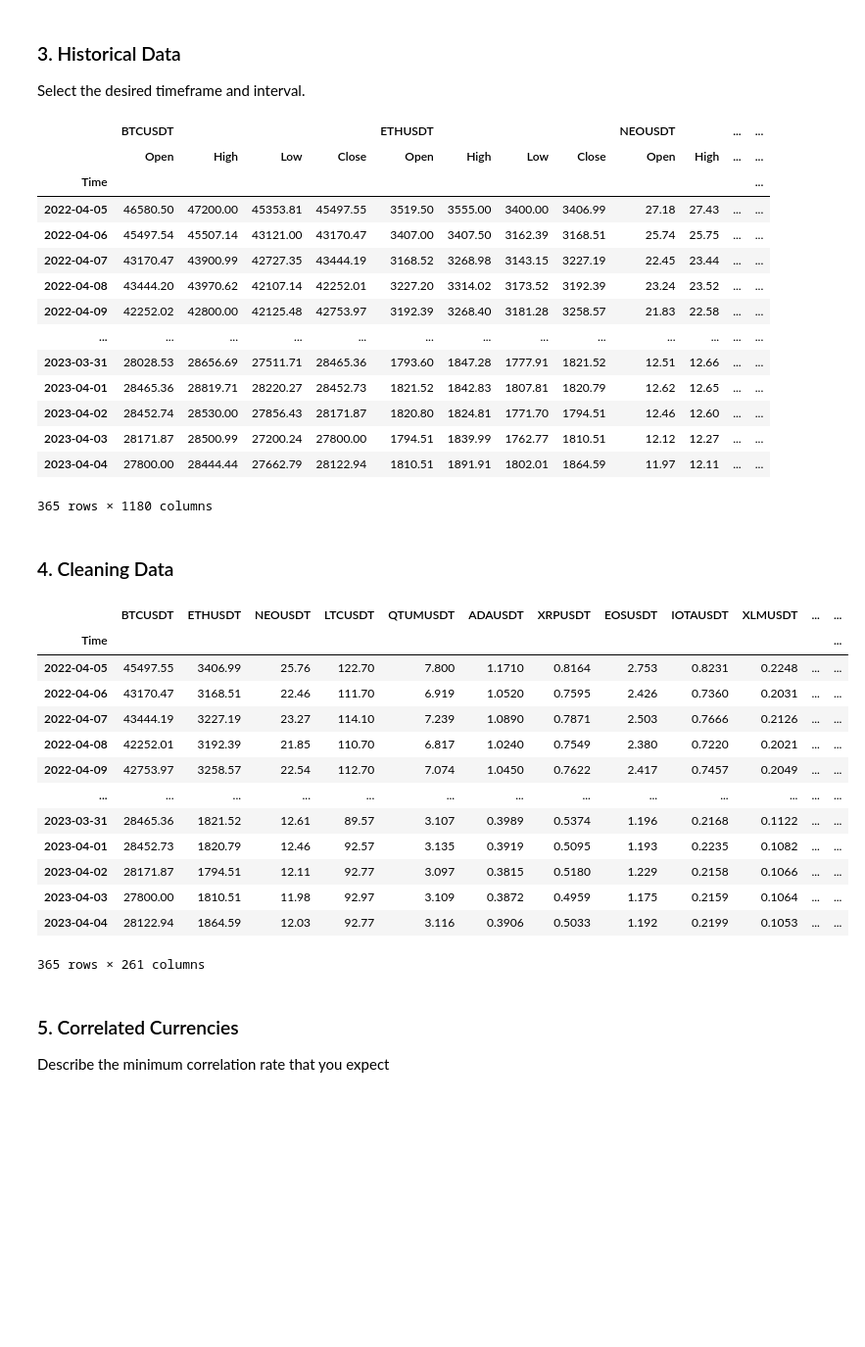
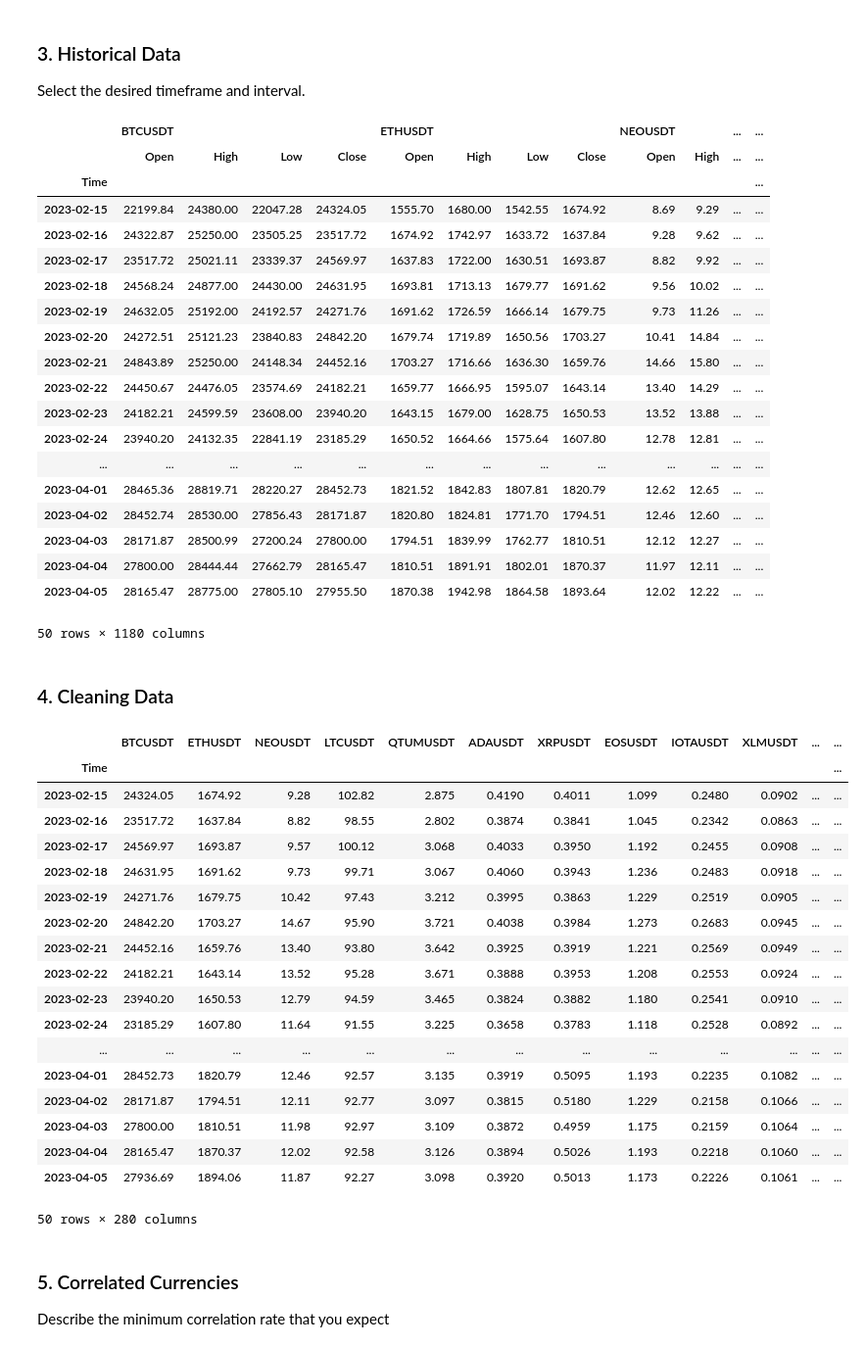
Before and after one commit to Algo-Tradings/pairs-trading-research, a Jupyter notebook: researcher.ipynb, the cells around one changed output. Shown at 98% size. Cells and saved outputs as stored; diff of their text form; code cells hidden in the pictures; blank space fills up the shorter version.

```diff
--- a/researcher.ipynb
+++ b/researcher.ipynb
@@ -28,44 +28,54 @@ from research import Ratio
 <h3>3. Historical Data </h3>
 Select the desired timeframe and interval.
 # %%
-hist_df = Loader().get_historical_data(timeframe='1d', interval='1 years ago')
+hist_df = Loader().get_historical_data(timeframe='1d', interval='100 days ago')
 hist_df
 # %% [output]
 |  | BTCUSDT |  |  |  | ETHUSDT |  |  |  | NEOUSDT |  | ... | ... |
 |  | Open | High | Low | Close | Open | High | Low | Close | Open | High | ... | ... |
 | Time |  |  |  |  |  |  |  |  |  |  |  | ... |
-| 2022-04-05 | 46580.50 | 47200.00 | 45353.81 | 45497.55 | 3519.50 | 3555.00 | 3400.00 | 3406.99 | 27.18 | 27.43 | ... | ... |
-| 2022-04-06 | 45497.54 | 45507.14 | 43121.00 | 43170.47 | 3407.00 | 3407.50 | 3162.39 | 3168.51 | 25.74 | 25.75 | ... | ... |
-| 2022-04-07 | 43170.47 | 43900.99 | 42727.35 | 43444.19 | 3168.52 | 3268.98 | 3143.15 | 3227.19 | 22.45 | 23.44 | ... | ... |
-| 2022-04-08 | 43444.20 | 43970.62 | 42107.14 | 42252.01 | 3227.20 | 3314.02 | 3173.52 | 3192.39 | 23.24 | 23.52 | ... | ... |
-| 2022-04-09 | 42252.02 | 42800.00 | 42125.48 | 42753.97 | 3192.39 | 3268.40 | 3181.28 | 3258.57 | 21.83 | 22.58 | ... | ... |
+| 2023-02-15 | 22199.84 | 24380.00 | 22047.28 | 24324.05 | 1555.70 | 1680.00 | 1542.55 | 1674.92 | 8.69 | 9.29 | ... | ... |
+| 2023-02-16 | 24322.87 | 25250.00 | 23505.25 | 23517.72 | 1674.92 | 1742.97 | 1633.72 | 1637.84 | 9.28 | 9.62 | ... | ... |
+| 2023-02-17 | 23517.72 | 25021.11 | 23339.37 | 24569.97 | 1637.83 | 1722.00 | 1630.51 | 1693.87 | 8.82 | 9.92 | ... | ... |
+| 2023-02-18 | 24568.24 | 24877.00 | 24430.00 | 24631.95 | 1693.81 | 1713.13 | 1679.77 | 1691.62 | 9.56 | 10.02 | ... | ... |
+| 2023-02-19 | 24632.05 | 25192.00 | 24192.57 | 24271.76 | 1691.62 | 1726.59 | 1666.14 | 1679.75 | 9.73 | 11.26 | ... | ... |
+| 2023-02-20 | 24272.51 | 25121.23 | 23840.83 | 24842.20 | 1679.74 | 1719.89 | 1650.56 | 1703.27 | 10.41 | 14.84 | ... | ... |
+| 2023-02-21 | 24843.89 | 25250.00 | 24148.34 | 24452.16 | 1703.27 | 1716.66 | 1636.30 | 1659.76 | 14.66 | 15.80 | ... | ... |
+| 2023-02-22 | 24450.67 | 24476.05 | 23574.69 | 24182.21 | 1659.77 | 1666.95 | 1595.07 | 1643.14 | 13.40 | 14.29 | ... | ... |
+| 2023-02-23 | 24182.21 | 24599.59 | 23608.00 | 23940.20 | 1643.15 | 1679.00 | 1628.75 | 1650.53 | 13.52 | 13.88 | ... | ... |
+| 2023-02-24 | 23940.20 | 24132.35 | 22841.19 | 23185.29 | 1650.52 | 1664.66 | 1575.64 | 1607.80 | 12.78 | 12.81 | ... | ... |
 | ... | ... | ... | ... | ... | ... | ... | ... | ... | ... | ... | ... | ... |
-| 2023-03-31 | 28028.53 | 28656.69 | 27511.71 | 28465.36 | 1793.60 | 1847.28 | 1777.91 | 1821.52 | 12.51 | 12.66 | ... | ... |
 | 2023-04-01 | 28465.36 | 28819.71 | 28220.27 | 28452.73 | 1821.52 | 1842.83 | 1807.81 | 1820.79 | 12.62 | 12.65 | ... | ... |
 | 2023-04-02 | 28452.74 | 28530.00 | 27856.43 | 28171.87 | 1820.80 | 1824.81 | 1771.70 | 1794.51 | 12.46 | 12.60 | ... | ... |
 | 2023-04-03 | 28171.87 | 28500.99 | 27200.24 | 27800.00 | 1794.51 | 1839.99 | 1762.77 | 1810.51 | 12.12 | 12.27 | ... | ... |
-| 2023-04-04 | 27800.00 | 28444.44 | 27662.79 | 28122.94 | 1810.51 | 1891.91 | 1802.01 | 1864.59 | 11.97 | 12.11 | ... | ... |
+| 2023-04-04 | 27800.00 | 28444.44 | 27662.79 | 28165.47 | 1810.51 | 1891.91 | 1802.01 | 1870.37 | 11.97 | 12.11 | ... | ... |
+| 2023-04-05 | 28165.47 | 28775.00 | 27805.10 | 27955.50 | 1870.38 | 1942.98 | 1864.58 | 1893.64 | 12.02 | 12.22 | ... | ... |
-365 rows × 1180 columns
+50 rows × 1180 columns
 # %% [markdown]
 <h3>4. Cleaning Data </h3>
 # %%
-useful_df = Cleaner().get_useful_data(hist_df)
+useful_df = Cleaner().get_useful_data()
 useful_df
 # %% [output]
 |  | BTCUSDT | ETHUSDT | NEOUSDT | LTCUSDT | QTUMUSDT | ADAUSDT | XRPUSDT | EOSUSDT | IOTAUSDT | XLMUSDT | ... | ... |
 | Time |  |  |  |  |  |  |  |  |  |  |  | ... |
-| 2022-04-05 | 45497.55 | 3406.99 | 25.76 | 122.70 | 7.800 | 1.1710 | 0.8164 | 2.753 | 0.8231 | 0.2248 | ... | ... |
-| 2022-04-06 | 43170.47 | 3168.51 | 22.46 | 111.70 | 6.919 | 1.0520 | 0.7595 | 2.426 | 0.7360 | 0.2031 | ... | ... |
-| 2022-04-07 | 43444.19 | 3227.19 | 23.27 | 114.10 | 7.239 | 1.0890 | 0.7871 | 2.503 | 0.7666 | 0.2126 | ... | ... |
-| 2022-04-08 | 42252.01 | 3192.39 | 21.85 | 110.70 | 6.817 | 1.0240 | 0.7549 | 2.380 | 0.7220 | 0.2021 | ... | ... |
-| 2022-04-09 | 42753.97 | 3258.57 | 22.54 | 112.70 | 7.074 | 1.0450 | 0.7622 | 2.417 | 0.7457 | 0.2049 | ... | ... |
+| 2023-02-15 | 24324.05 | 1674.92 | 9.28 | 102.82 | 2.875 | 0.4190 | 0.4011 | 1.099 | 0.2480 | 0.0902 | ... | ... |
+| 2023-02-16 | 23517.72 | 1637.84 | 8.82 | 98.55 | 2.802 | 0.3874 | 0.3841 | 1.045 | 0.2342 | 0.0863 | ... | ... |
+| 2023-02-17 | 24569.97 | 1693.87 | 9.57 | 100.12 | 3.068 | 0.4033 | 0.3950 | 1.192 | 0.2455 | 0.0908 | ... | ... |
+| 2023-02-18 | 24631.95 | 1691.62 | 9.73 | 99.71 | 3.067 | 0.4060 | 0.3943 | 1.236 | 0.2483 | 0.0918 | ... | ... |
+| 2023-02-19 | 24271.76 | 1679.75 | 10.42 | 97.43 | 3.212 | 0.3995 | 0.3863 | 1.229 | 0.2519 | 0.0905 | ... | ... |
+| 2023-02-20 | 24842.20 | 1703.27 | 14.67 | 95.90 | 3.721 | 0.4038 | 0.3984 | 1.273 | 0.2683 | 0.0945 | ... | ... |
+| 2023-02-21 | 24452.16 | 1659.76 | 13.40 | 93.80 | 3.642 | 0.3925 | 0.3919 | 1.221 | 0.2569 | 0.0949 | ... | ... |
+| 2023-02-22 | 24182.21 | 1643.14 | 13.52 | 95.28 | 3.671 | 0.3888 | 0.3953 | 1.208 | 0.2553 | 0.0924 | ... | ... |
+| 2023-02-23 | 23940.20 | 1650.53 | 12.79 | 94.59 | 3.465 | 0.3824 | 0.3882 | 1.180 | 0.2541 | 0.0910 | ... | ... |
+| 2023-02-24 | 23185.29 | 1607.80 | 11.64 | 91.55 | 3.225 | 0.3658 | 0.3783 | 1.118 | 0.2528 | 0.0892 | ... | ... |
 | ... | ... | ... | ... | ... | ... | ... | ... | ... | ... | ... | ... | ... |
-| 2023-03-31 | 28465.36 | 1821.52 | 12.61 | 89.57 | 3.107 | 0.3989 | 0.5374 | 1.196 | 0.2168 | 0.1122 | ... | ... |
 | 2023-04-01 | 28452.73 | 1820.79 | 12.46 | 92.57 | 3.135 | 0.3919 | 0.5095 | 1.193 | 0.2235 | 0.1082 | ... | ... |
 | 2023-04-02 | 28171.87 | 1794.51 | 12.11 | 92.77 | 3.097 | 0.3815 | 0.5180 | 1.229 | 0.2158 | 0.1066 | ... | ... |
 | 2023-04-03 | 27800.00 | 1810.51 | 11.98 | 92.97 | 3.109 | 0.3872 | 0.4959 | 1.175 | 0.2159 | 0.1064 | ... | ... |
-| 2023-04-04 | 28122.94 | 1864.59 | 12.03 | 92.77 | 3.116 | 0.3906 | 0.5033 | 1.192 | 0.2199 | 0.1053 | ... | ... |
+| 2023-04-04 | 28165.47 | 1870.37 | 12.02 | 92.58 | 3.126 | 0.3894 | 0.5026 | 1.193 | 0.2218 | 0.1060 | ... | ... |
+| 2023-04-05 | 27936.69 | 1894.06 | 11.87 | 92.27 | 3.098 | 0.3920 | 0.5013 | 1.173 | 0.2226 | 0.1061 | ... | ... |
-365 rows × 261 columns
+50 rows × 280 columns
 # %% [markdown]
 <h3>5. Correlated Currencies </h3>
 Describe the minimum correlation rate that you expect
```
Also changed, not shown: parts of 8 cells of this notebook, 12 other files.
